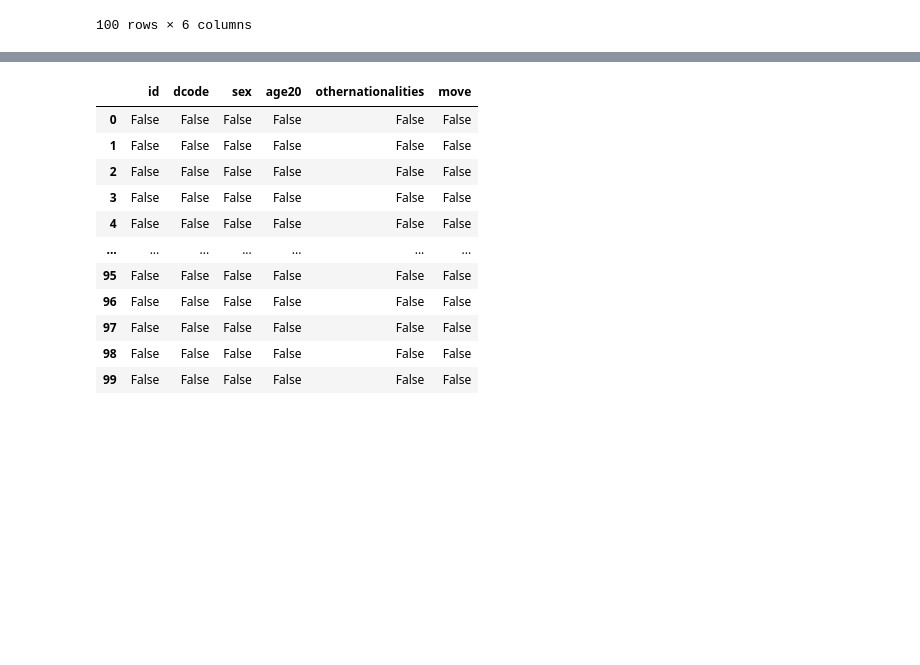
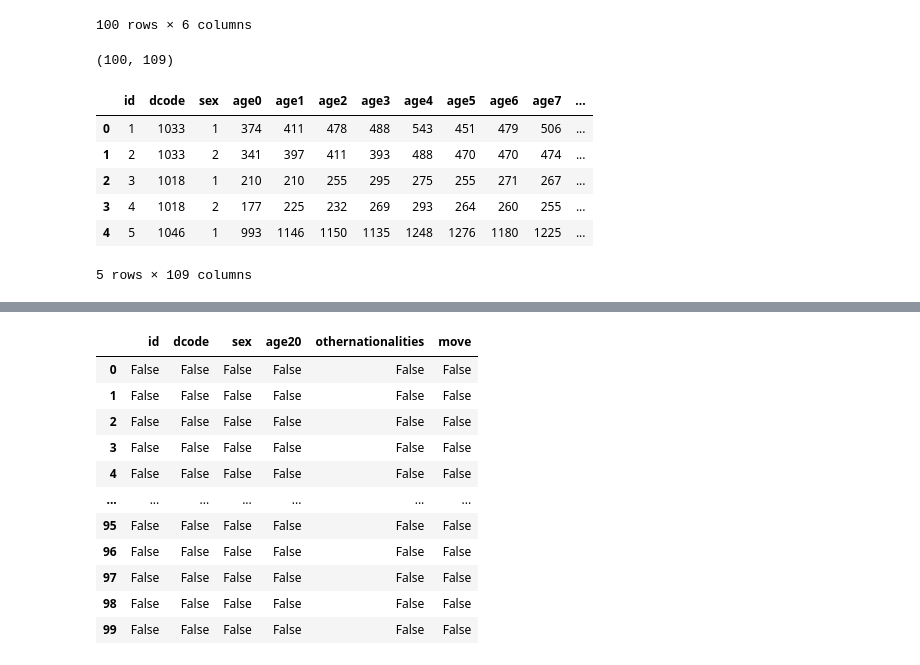
Before and after one commit to kittikhun62/DWDM21, a Jupyter notebook: project.ipynb, the cells around one changed output, grey strips where cells are left out. Drawn from its saved outputs; the diff is of its cells as text; code cells hidden in the pictures; blank space fills up the shorter version.

```diff
--- a/project.ipynb
+++ b/project.ipynb
@@ -145,3 +145,15 @@ data1_New20 #เลือกเฉพาะคอลัมที่ต้อง
 | 98 | 99 | 1017 | 1 | 469 | 474 | 248 |
 | 99 | 100 | 1017 | 2 | 468 | 311 | 180 |
 100 rows × 6 columns
+# %%
+print(data1.shape)
+data1.head()
+# %% [output]
+(100, 109)
+|  | id | dcode | sex | age0 | age1 | age2 | age3 | age4 | age5 | age6 | age7 | ... |
+| 0 | 1 | 1033 | 1 | 374 | 411 | 478 | 488 | 543 | 451 | 479 | 506 | ... |
+| 1 | 2 | 1033 | 2 | 341 | 397 | 411 | 393 | 488 | 470 | 470 | 474 | ... |
+| 2 | 3 | 1018 | 1 | 210 | 210 | 255 | 295 | 275 | 255 | 271 | 267 | ... |
+| 3 | 4 | 1018 | 2 | 177 | 225 | 232 | 269 | 293 | 264 | 260 | 255 | ... |
+| 4 | 5 | 1046 | 1 | 993 | 1146 | 1150 | 1135 | 1248 | 1276 | 1180 | 1225 | ... |
+5 rows × 109 columns
```
Also changed, not shown: parts of 3 cells of this notebook.
